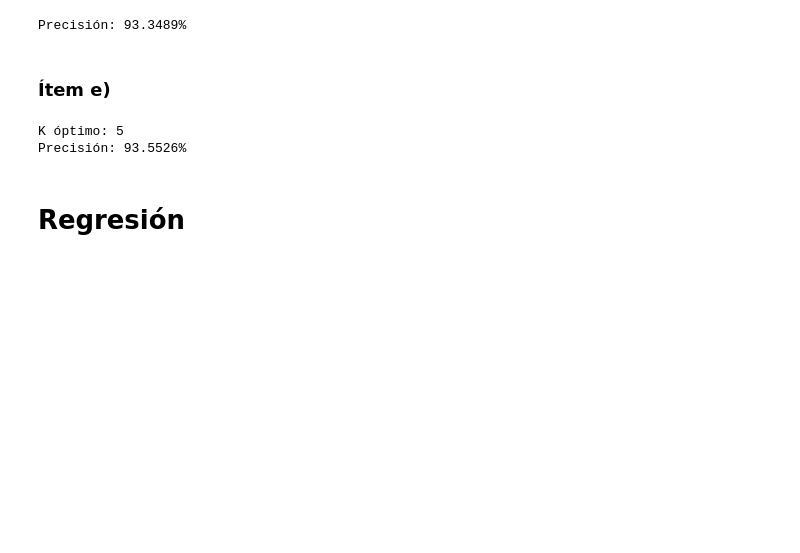
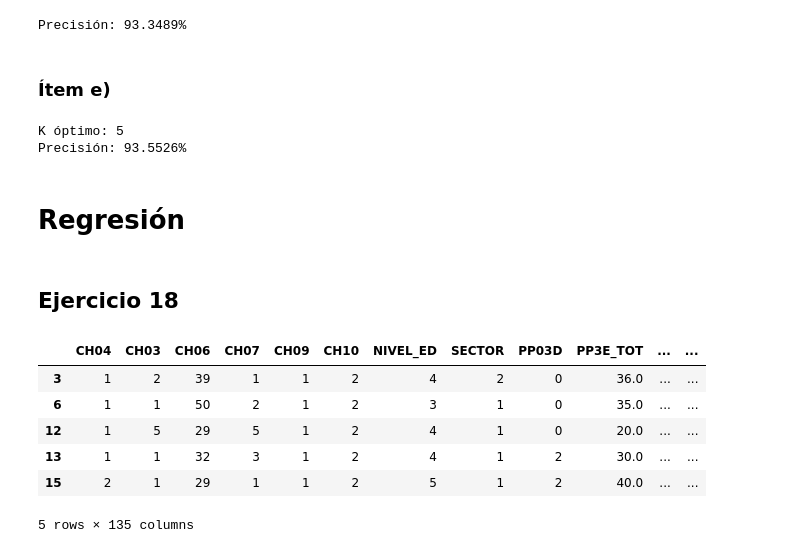
Before and after one commit to leonelifernandez12/labo_datos, a Jupyter notebook: tp_2.ipynb, the cells around one changed output. Cells and saved outputs as stored; diff of their text form; code cells hidden in the pictures; blank space fills up the shorter version.

```diff
--- a/tp_2.ipynb
+++ b/tp_2.ipynb
@@ -841,3 +851,16 @@ K óptimo: 5
 Precisión: 93.5526%
 # %% [markdown]
 # Regresión
+# %% [markdown]
+## Ejercicio 18
+# %%
+df_regresion = df_datos[df_datos["ESTADO_1"] & (df_datos["P47T"] > 0)]
+df_regresion.head()
+# %% [output]
+|  | CH04 | CH03 | CH06 | CH07 | CH09 | CH10 | NIVEL_ED | SECTOR | PP03D | PP3E_TOT | ... | ... |
+| 3 | 1 | 2 | 39 | 1 | 1 | 2 | 4 | 2 | 0 | 36.0 | ... | ... |
+| 6 | 1 | 1 | 50 | 2 | 1 | 2 | 3 | 1 | 0 | 35.0 | ... | ... |
+| 12 | 1 | 5 | 29 | 5 | 1 | 2 | 4 | 1 | 0 | 20.0 | ... | ... |
+| 13 | 1 | 1 | 32 | 3 | 1 | 2 | 4 | 1 | 2 | 30.0 | ... | ... |
+| 15 | 2 | 1 | 29 | 1 | 1 | 2 | 5 | 1 | 2 | 40.0 | ... | ... |
+5 rows × 135 columns
```
Also changed, not shown: parts of 15 cells of this notebook.
